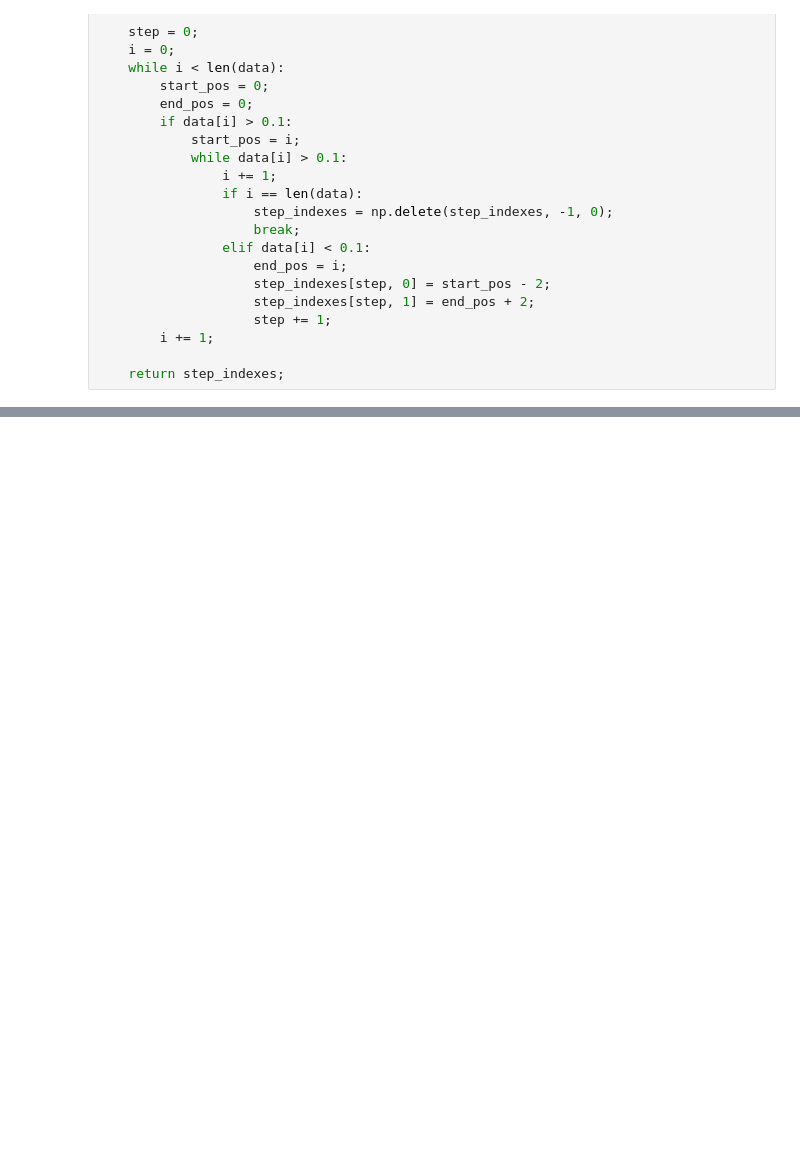
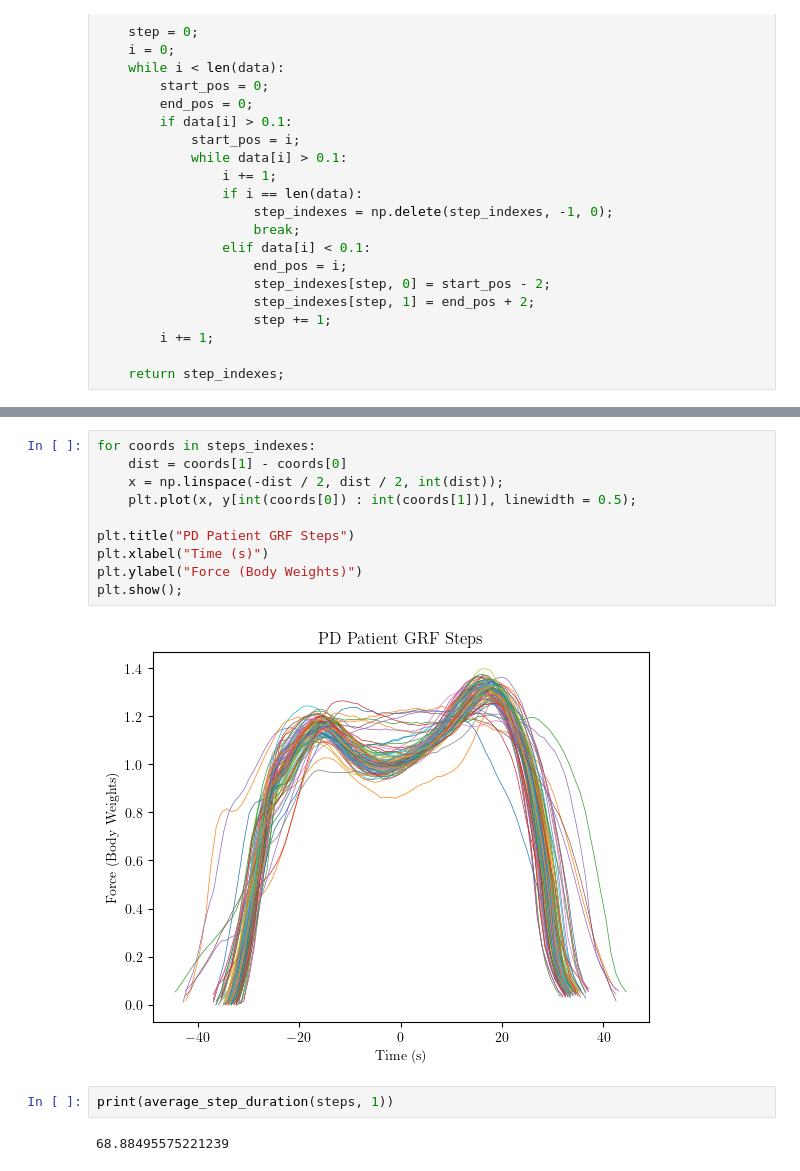
Before and after one commit to jpowell24/learningML, a Jupyter notebook: Python_exercises/PARK-GAIT1.ipynb, the cells around one changed output, grey strips where cells are left out. Saved outputs shown, nothing was run; the diff lists cells and outputs as text; blank space fills up the shorter version.

```diff
--- a/Python_exercises/PARK-GAIT1.ipynb
+++ b/Python_exercises/PARK-GAIT1.ipynb
@@ -232,0 +284,16 @@ for coords in steps:
+# %%
+for coords in steps_indexes:
+    dist = coords[1] - coords[0]
+    x = np.linspace(-dist / 2, dist / 2, int(dist));
+    plt.plot(x, y[int(coords[0]) : int(coords[1])], linewidth = 0.5);
+
+plt.title("PD Patient GRF Steps")
+plt.xlabel("Time (s)")
+plt.ylabel("Force (Body Weights)")
+plt.show();
+# %% [output]
+[figure, added]
+# %%
+print(average_step_duration(steps, 1))
+# %% [output]
+68.88495575221239
```
Also changed, not shown: parts of 6 cells of this notebook.
